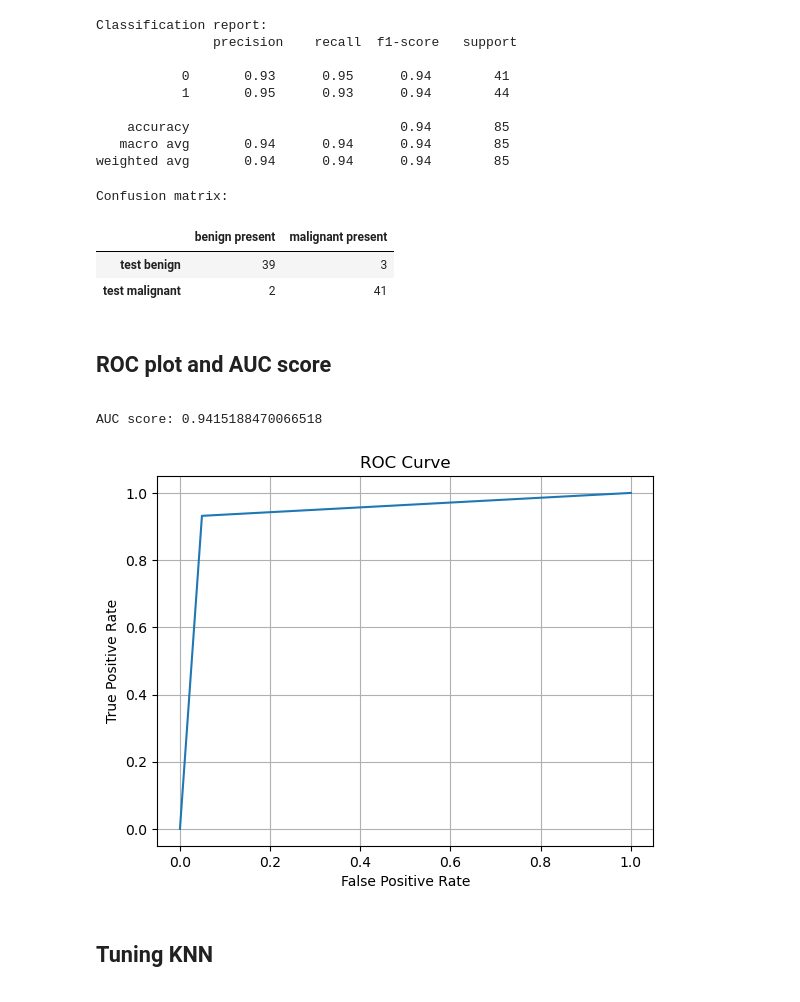
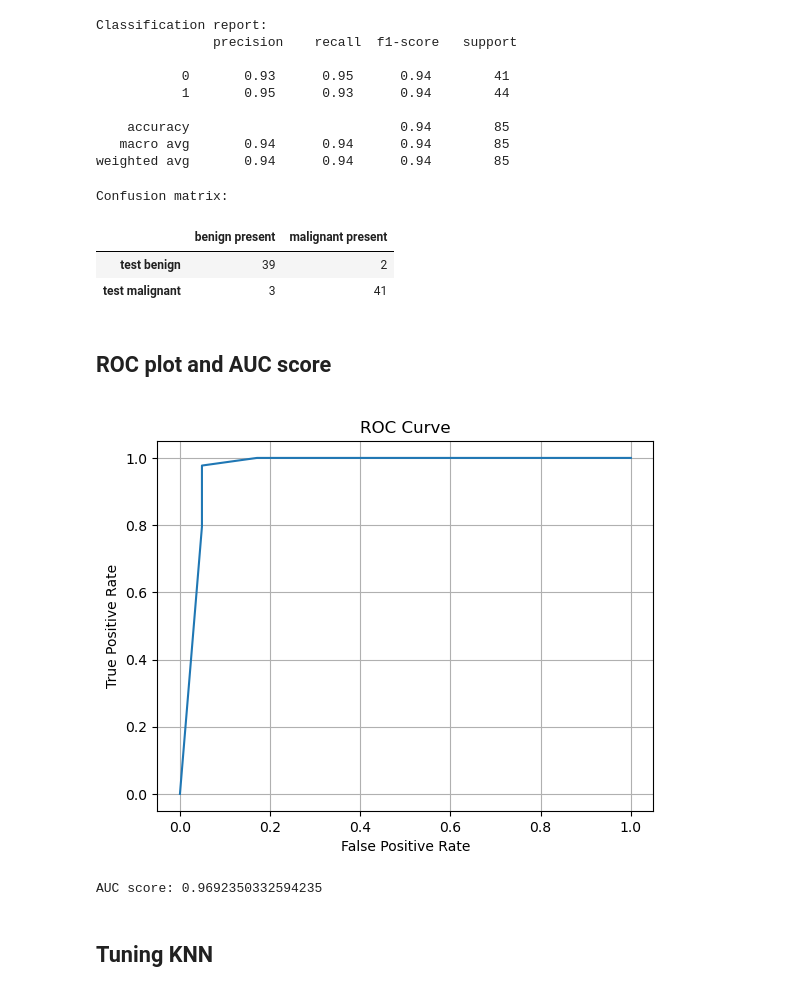
Before and after one commit to Ehsan-Behzadi/Breast-Cancer-Prediction-Model, a Jupyter notebook: ML_model_Breast_Cancer_Wisconsin.ipynb, the cells around one changed output. Cells and saved outputs as stored; diff of their text form; code cells hidden in the pictures.

```diff
--- a/ML_model_Breast_Cancer_Wisconsin.ipynb
+++ b/ML_model_Breast_Cancer_Wisconsin.ipynb
@@ -1399,19 +1506,19 @@ Classification report:
 weighted avg       0.94      0.94      0.94        85
 # %%
 # Generate and display the confusion matrix
-confusion_matrix = metrics.confusion_matrix(Y_predict, Y_test)
+confusion_matrix = metrics.confusion_matrix(Y_test, Y_predict)
 
 # Create a dataframe for the confusion matrix for better visualization
 confusion_matrix_dataframe = pd.DataFrame(confusion_matrix, columns = ['benign present', 'malignant present'],
                                           index = ['test benign', 'test malignant'])
 print("\nConfusion matrix:\n")
 display(confusion_matrix_dataframe)
 print('\n')
 # %% [output]
 Confusion matrix:
 |  | benign present | malignant present |
-| test benign | 39 | 3 |
-| test malignant | 2 | 41 |
+| test benign | 39 | 2 |
+| test malignant | 3 | 41 |
 # %% [markdown]
 <div id="roc">
     <h2>ROC plot and AUC score</h2>
@@ -1430,14 +1539,14 @@ def plot_roc_curve(y_test, y_prid):
 # %%
-#ROC plot and AUC score
-plot_roc_curve(Y_test, Y_predict)
+# Plot the ROC curve using predicted probabilities
+plot_roc_curve(Y_test, y_prob)
 
 # Calculate AUC score
-auc_score = roc_auc_score(Y_test, Y_predict)
+auc_score = roc_auc_score(Y_test, y_prob)
 print('\nAUC score:', auc_score)
 print('\n')
 # %% [output]
+[figure, new version]
-AUC score: 0.9415188470066518
+AUC score: 0.9692350332594235
-[figure, old version]
 # %% [markdown]
 <div id="tuning">
     <h2>Tuning KNN</h2>
```
Also changed, not shown: parts of 20 cells of this notebook.
